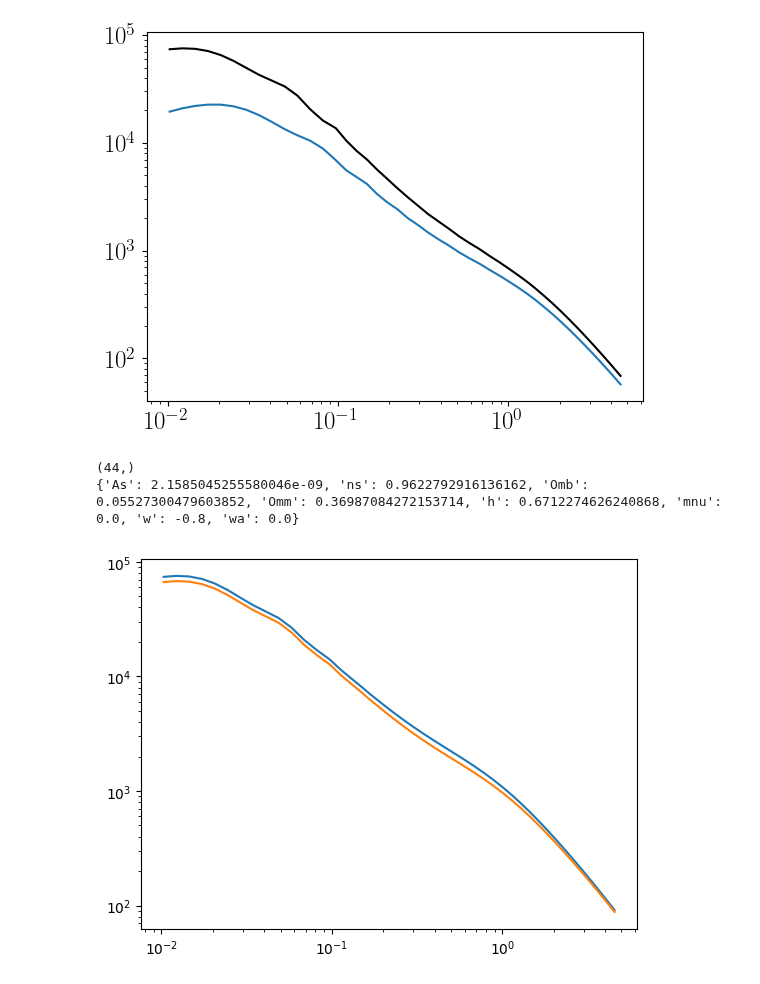
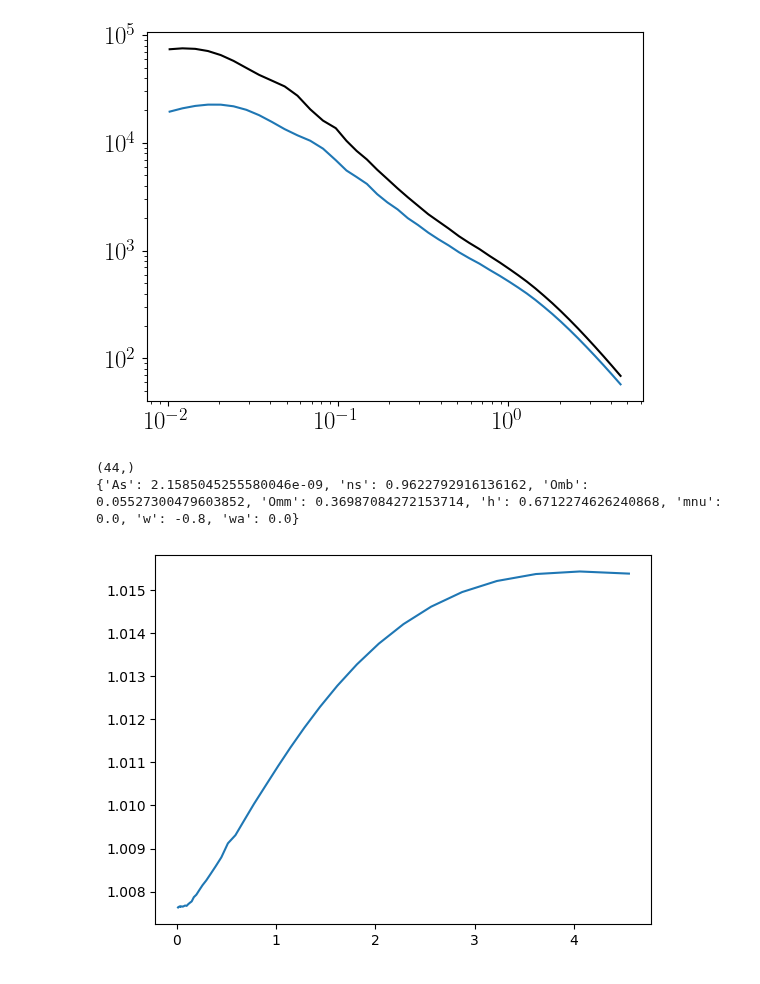
Before and after one commit to pltaylor16/odd_emu, a Jupyter notebook: new_approach_2/results.ipynb, the cells around one changed output. Cells and saved outputs as stored; diff of their text form; code cells hidden in the pictures.

```diff
--- a/new_approach_2/results.ipynb
+++ b/new_approach_2/results.ipynb
@@ -2323,36 +2323,36 @@ for seed in [45]:
         pars.InitPower.set_params(As=cosmo_dict["As"], ns=cosmo_dict["ns"])
         pars.set_matter_power(redshifts=[z], kmax=k.max())
         results = camb.get_results(pars)
         PK = results.get_matter_power_interpolator(hubble_units=False,k_hunit=False,)
         pk_lin = PK.P(z, k)
 
         return pk_lin
 
     def get_linear_pk_camb_w(k, z):
         H0 = cosmo_dict["h"] * 100
         pars = camb.CAMBparams()
         pars.set_cosmology(
             H0=H0,
             ombh2=omega_b,
             omch2=omega_cdm,
             mnu=cosmo_dict["mnu"],
         )
         pars.set_dark_energy(w=cosmo_dict["w"], wa=cosmo_dict["wa"] ,dark_energy_model='ppf')
         pars.InitPower.set_params(As=cosmo_dict["As"], ns=cosmo_dict["ns"])
         pars.set_matter_power(redshifts=[z], kmax=k.max())
         results = camb.get_results(pars)
         PK = results.get_matter_power_interpolator(hubble_units=False,k_hunit=False,)
         pk_lin = PK.P(z, k)
 
         return pk_lin
 
-    z=0
+    z=5
 
-    plt.plot(k,get_linear_pk_camb(k, z))
-    plt.plot(k,get_linear_pk_camb_w(k, z))
-    plt.xscale('log')
-    plt.yscale('log')
+    plt.plot(k,get_linear_pk_camb(k, z) / get_linear_pk_camb_w(k, z))
+    #plt.plot(k,get_linear_pk_camb_w(k, z))
+    #plt.xscale('log')
+    #plt.yscale('log')
 # %% [output]
 (44,)
 {'As': 2.1585045255580046e-09, 'ns': 0.9622792916136162, 'Omb': 0.05527300479603852, 'Omm': 0.36987084272153714, 'h': 0.6712274626240868, 'mnu': 0.0, 'w': -0.8, 'wa': 0.0}
-[figure, old version]
+[figure, new version]
```
